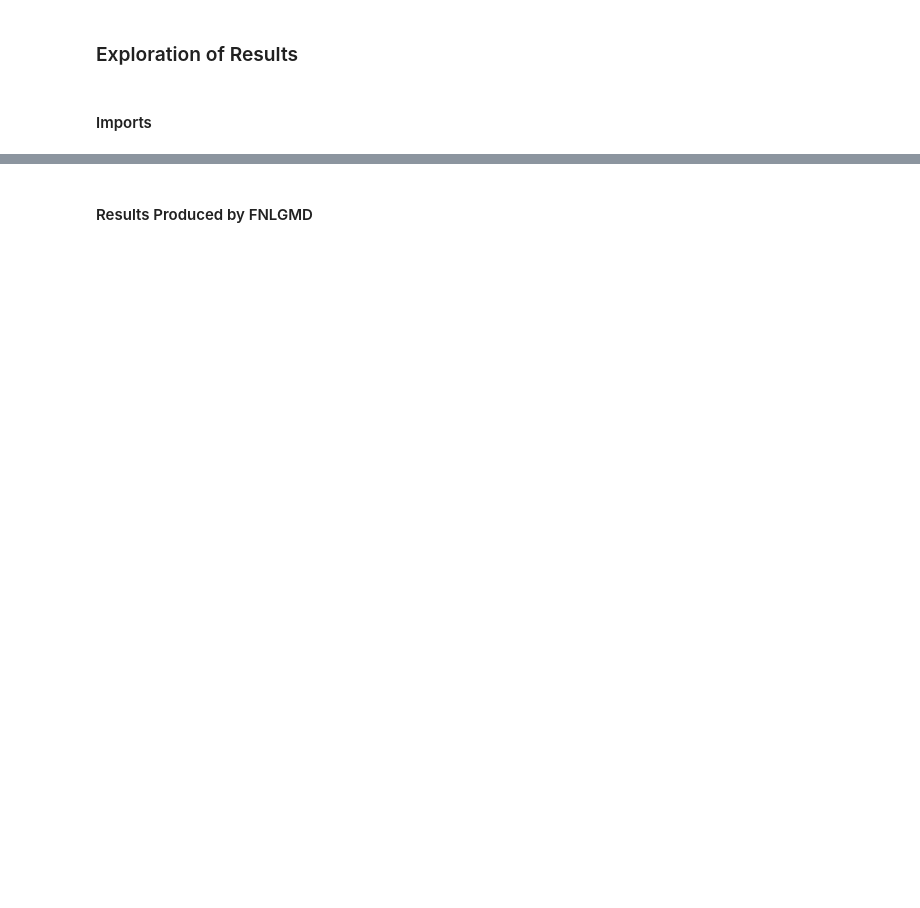
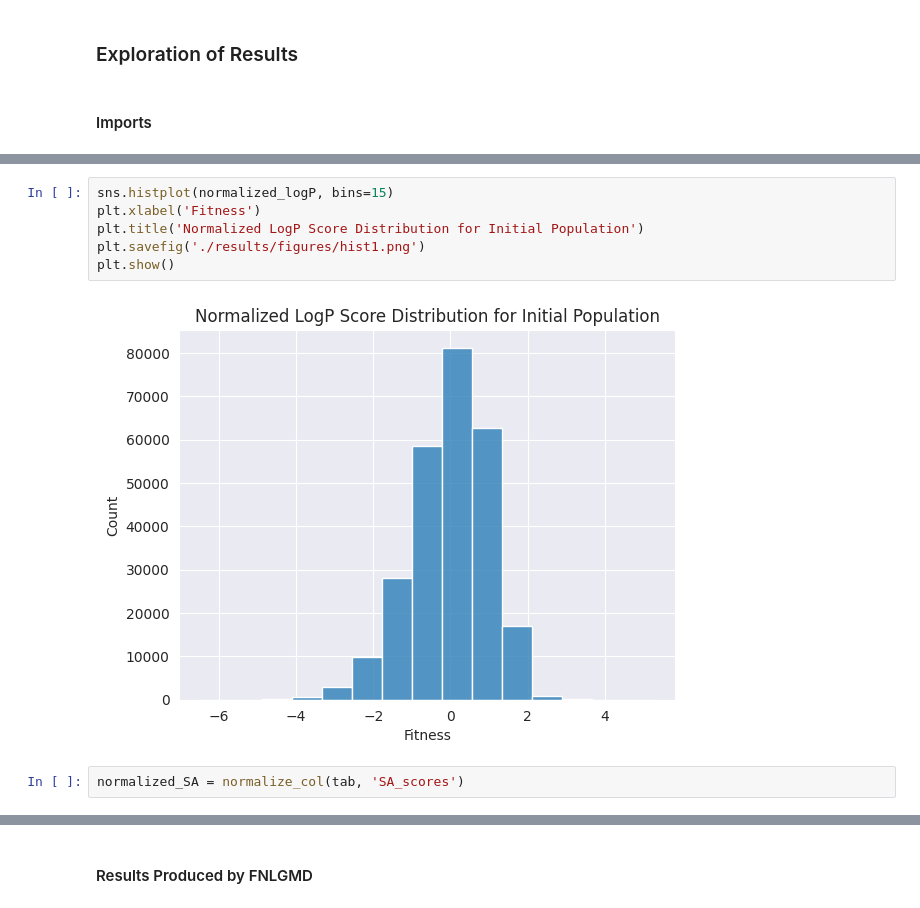
Before and after one commit to engie4800/dsi-capstone-capstone-nih-gmd, a Jupyter notebook: code/EDA.ipynb, the cells around one changed output, grey strips where cells are left out. Cells and saved outputs as stored; diff of their text form; blank space fills up the shorter version.

```diff
--- a/code/EDA.ipynb
+++ b/code/EDA.ipynb
@@ -10,0 +129,10 @@ import seaborn as sns
+# %%
+sns.histplot(normalized_logP, bins=15)
+plt.xlabel('Fitness')
+plt.title('Normalized LogP Score Distribution for Initial Population')
+plt.savefig('./results/figures/hist1.png')
+plt.show()
+# %% [output]
+[figure, added]
+# %%
+normalized_SA = normalize_col(tab, 'SA_scores')
```
Also changed, not shown: parts of 63 cells of this notebook, 56 other files.
